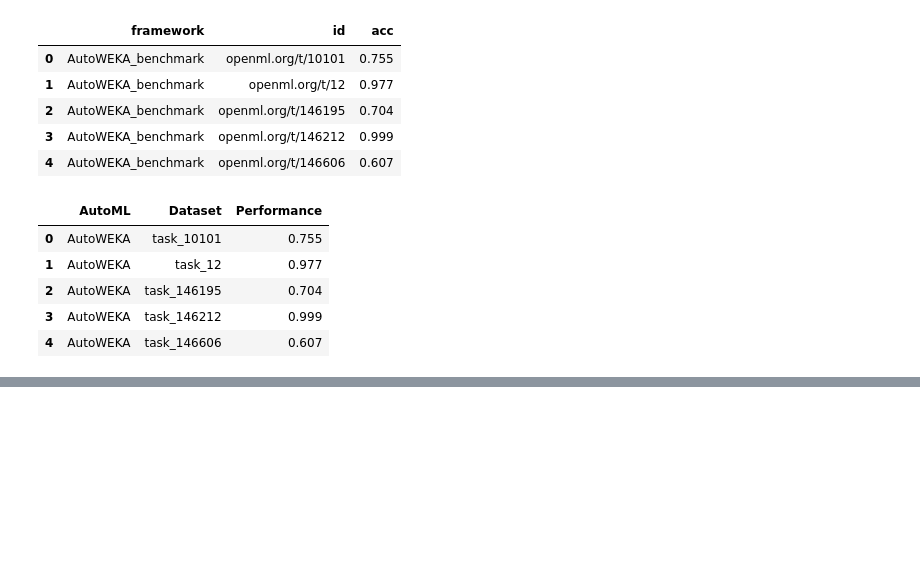
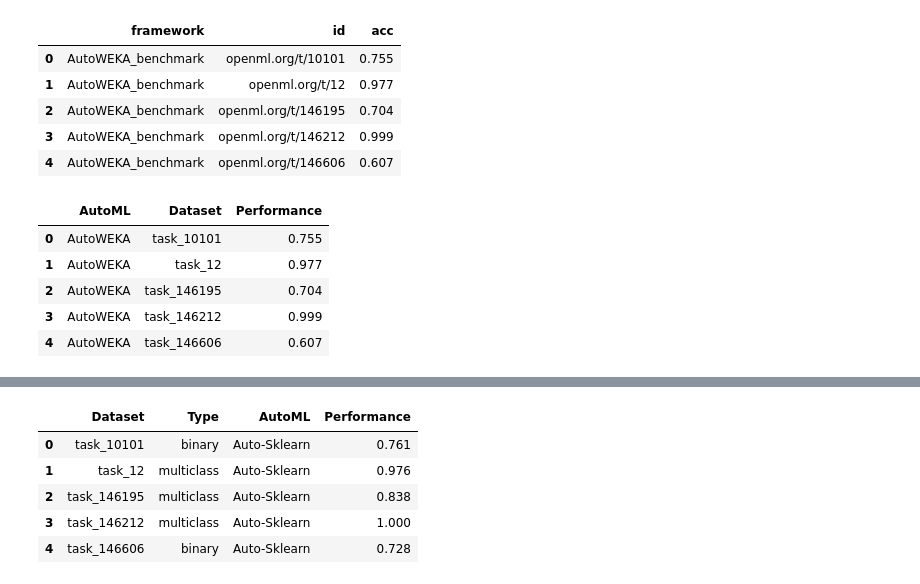
Before and after one commit to VIDA-NYU/alphad3m, a Jupyter notebook: scripts/openml_benchmark_experiment.ipynb, the cells around one changed output, grey strips where cells are left out. Cells and saved outputs as stored; diff of their text form; code cells hidden in the pictures; blank space fills up the shorter version.

```diff
--- a/scripts/openml_benchmark_experiment.ipynb
+++ b/scripts/openml_benchmark_experiment.ipynb
@@ -67,3 +70,14 @@ performances
+# %%
+# Change the dataframe to the format of altair lib
+performances = pd.melt(performances, id_vars=['Dataset', 'Type'], var_name='AutoML', value_name='Performance')
+performances.head()
+# %% [output]
+|  | Dataset | Type | AutoML | Performance |
+| 0 | task_10101 | binary | Auto-Sklearn | 0.761 |
+| 1 | task_12 | multiclass | Auto-Sklearn | 0.976 |
+| 2 | task_146195 | multiclass | Auto-Sklearn | 0.838 |
+| 3 | task_146212 | multiclass | Auto-Sklearn | 1.000 |
+| 4 | task_146606 | binary | Auto-Sklearn | 0.728 |
 # %%
 def plot_performances(source):
     domain = ['AutoWEKA', 'Auto-Sklearn', 'TPOT', 'H2O', 'AutoGluon', 'AlphaD3M']
```
Also changed, not shown: parts of 5 cells of this notebook, 2 other files.
